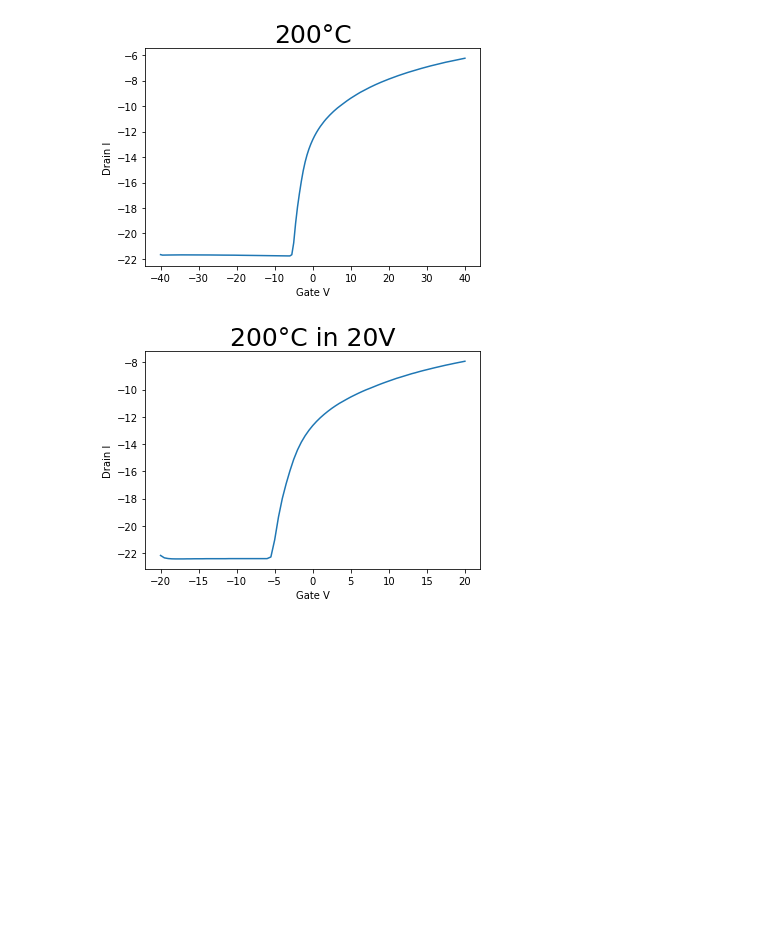
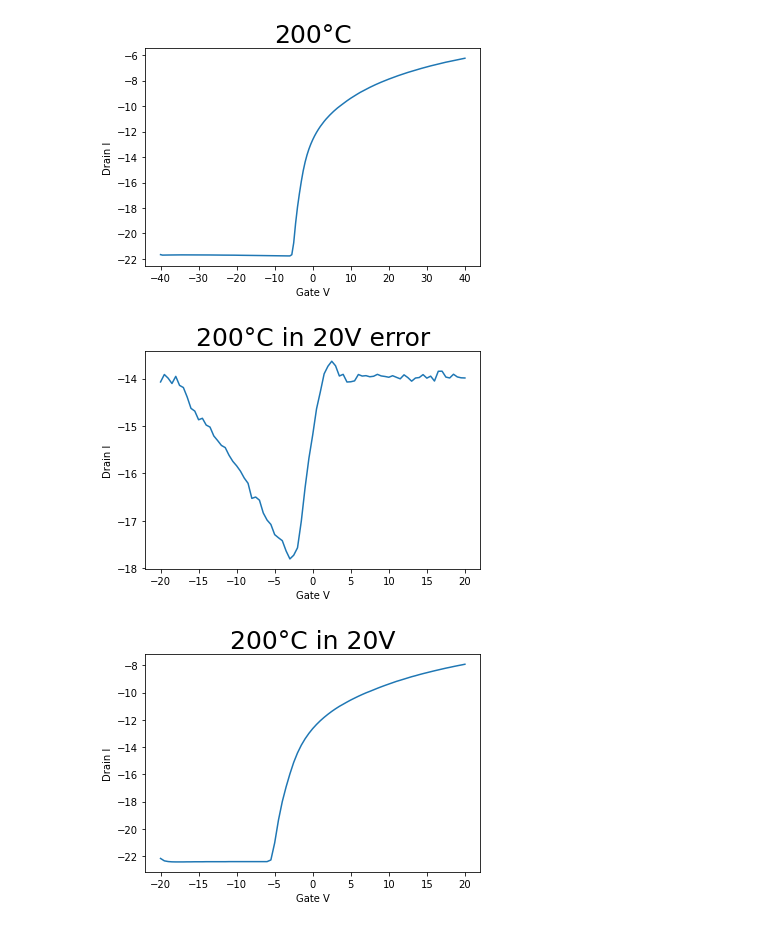
Before and after one commit to junsusong98/TFT_IV_Parameters, a Jupyter notebook: ITZO_TFT.ipynb, the cells around one changed output. Cells and saved outputs as stored; diff of their text form; code cells hidden in the pictures; blank space fills up the shorter version.

Commit message:
error added

```diff
--- a/ITZO_TFT.ipynb
+++ b/ITZO_TFT.ipynb
@@ -166,6 +48,19 @@ plt.plot(gateV,np.log(drainI))
 plt.show()
 # %% [output]
 [figure]
+# %%
+read = '/content/drive/My Drive/Labwork/200_20v.csv'
+x = pd.read_csv(read)
+
+gateV = pd.DataFrame(x, columns=['Gate Vg (V)'])
+drainI = pd.DataFrame(x, columns=['Drain Id (A)'])
+plt.title("200°C in 20V error",fontsize=25)
+plt.xlabel("Gate V")
+plt.ylabel("Drain I")
+plt.plot(gateV,np.log(drainI))
+plt.show()
+# %% [output]
+[figure, added]
 # %%
 read = '/content/drive/My Drive/Labwork/200_20v_2.csv'
 x = pd.read_csv(read)
```
Also changed, not shown: parts of 14 cells of this notebook.
